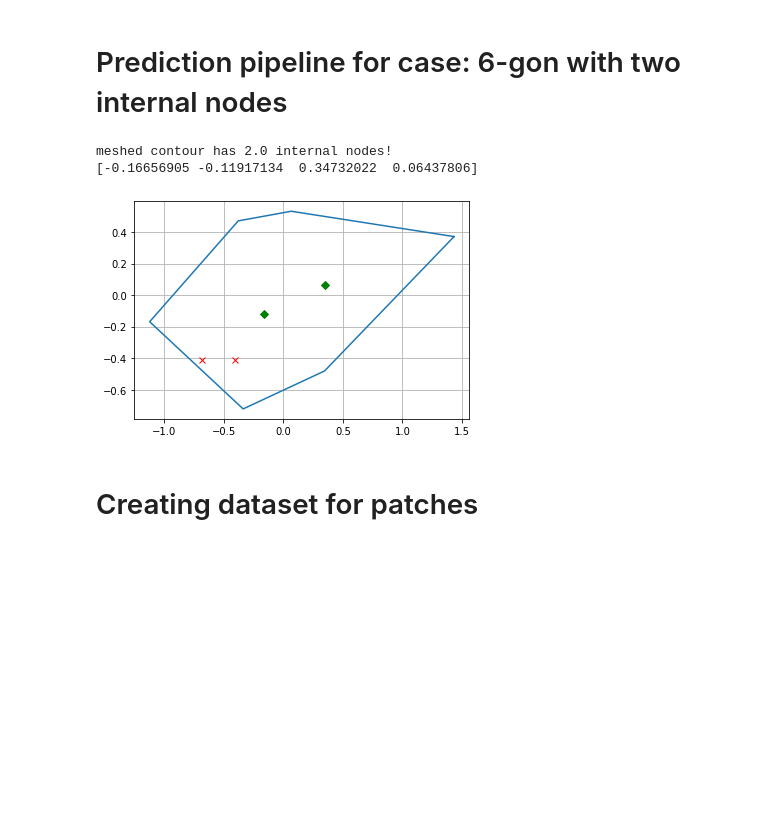
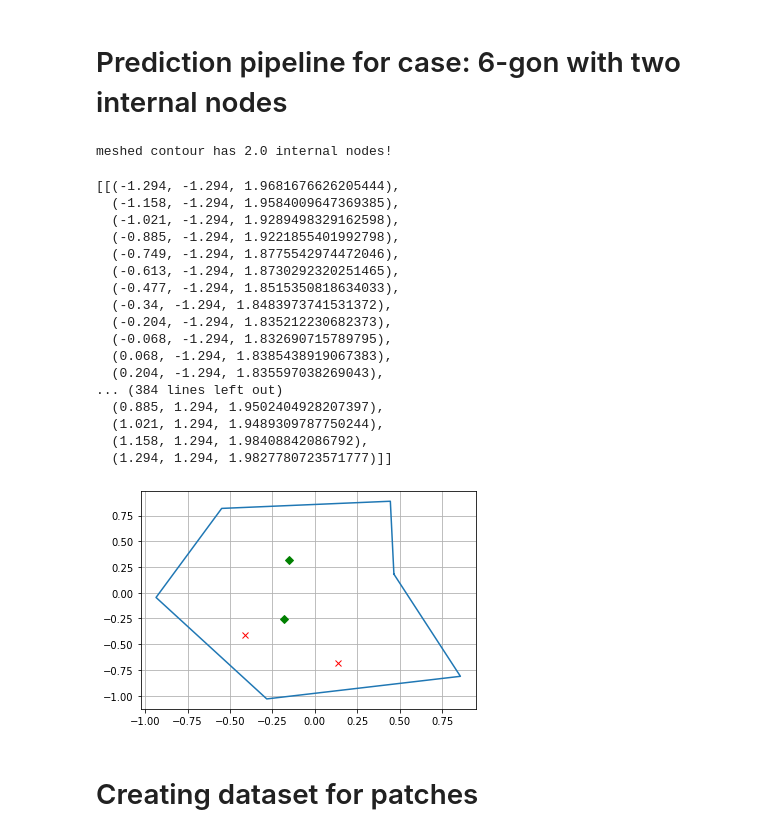
Before and after one commit to Siljekka/GrasshopperMeshAI, a Jupyter notebook: MeshPoints/MachineLearning/nn2.ipynb, the cells around one changed output. Cells and saved outputs as stored; diff of their text form; code cells hidden in the pictures; blank space fills up the shorter version.

```diff
--- a/MeshPoints/MachineLearning/nn2.ipynb
+++ b/MeshPoints/MachineLearning/nn2.ipynb
@@ -372,7 +378,7 @@ def prediction_pipeline_nn2(contour, internal_node_count):
     transformed_contour_data = [coordinate for point in transformed_contour for coordinate in point]
 
     # Load model from file
-    model = tf.keras.models.load_model('model/six_edge_two_internal_no_penalization_model')
+    model = tf.keras.models.load_model('model/six_edge_two_internal_model')
     # model.summary()
 
     # Get patch data
@@ -389,37 +395,53 @@ def prediction_pipeline_nn2(contour, internal_node_count):
         # Write predicted score to the point grid
         for i, p in enumerate(patch):
             p.score = prediction_result[0][i]
 
     return point_grid
 
 meshed_internal_node_count = -1
 internal_node_count = predict_internal_node_count()
 
 while meshed_internal_node_count != internal_node_count:
     contour = pp.create_random_ngon(6)
     predicted_point_grid = prediction_pipeline_nn2(contour, internal_node_count)
     internal_nodes = generate_internal_nodes_from_grid_score(predicted_point_grid, internal_node_count)
 
     transformed_contour = pp.procrustes(contour)['transformed_contour']
 
     meshed_contour = pp.mesh_contour(transformed_contour, 0.6)
     meshed_internal_points = meshed_contour[-4:]
     meshed_internal_node_count = int(meshed_contour[13])
     print(f"meshed contour has {meshed_contour[13]} internal nodes!")
 
 
-print(meshed_internal_points)
-print(internal_nodes)
 # Plot predicted points (green)
 plt.plot([x[0] for x in internal_nodes], [y[1] for y in internal_nodes], 'rx')
 plt.plot(meshed_internal_points[0], meshed_internal_points[1], 'gD')
 plt.plot(meshed_internal_points[2], meshed_internal_points[3], 'gD')
 pp.plot_polygon(transformed_contour)
 plt.grid(b=True)
+
+predicted_point_grid
 # %% [output]
 meshed contour has 2.0 internal nodes!
-[-0.16656905 -0.11917134  0.34732022  0.06437806]
+[[(-1.294, -1.294, 1.9681676626205444),
+  (-1.158, -1.294, 1.9584009647369385),
+  (-1.021, -1.294, 1.9289498329162598),
+  (-0.885, -1.294, 1.9221855401992798),
+  (-0.749, -1.294, 1.8775542974472046),
+  (-0.613, -1.294, 1.8730292320251465),
+  (-0.477, -1.294, 1.8515350818634033),
+  (-0.34, -1.294, 1.8483973741531372),
+  (-0.204, -1.294, 1.835212230682373),
+  (-0.068, -1.294, 1.832690715789795),
+  (0.068, -1.294, 1.8385438919067383),
+  (0.204, -1.294, 1.835597038269043),
+... (384 lines left out)
+  (0.885, 1.294, 1.9502404928207397),
+  (1.021, 1.294, 1.9489309787750244),
+  (1.158, 1.294, 1.98408842086792),
+  (1.294, 1.294, 1.9827780723571777)]]
-[figure, old version]
+[figure, new version]
 # %%
 # Test data
 point_grid = generate_point_grid()
```
Also changed, not shown: parts of 3 cells of this notebook.
